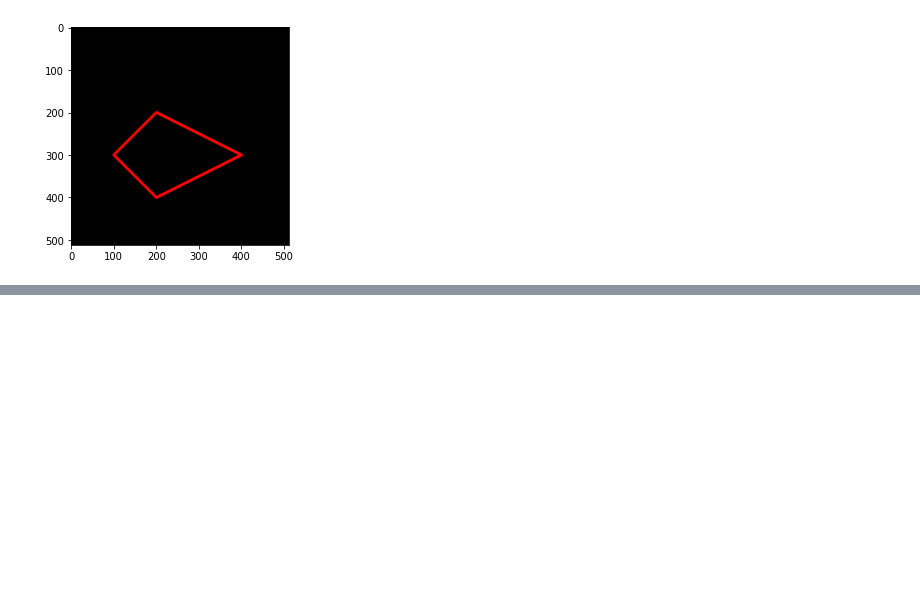
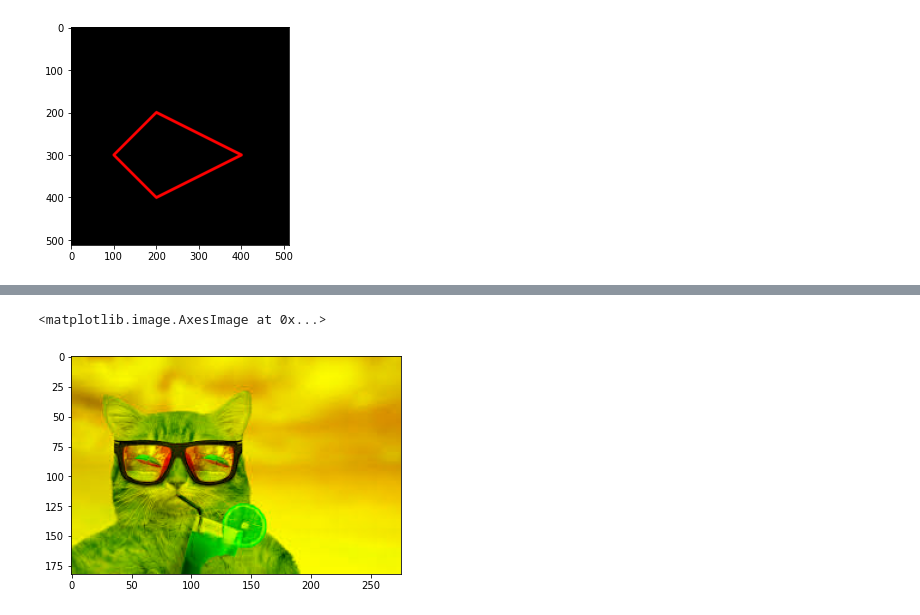
Before and after one commit to inayatimachsus/PCVK_Genap_2021, a Jupyter notebook: Week2.ipynb, the cells around one changed output, grey strips where cells are left out. Saved outputs shown, nothing was run; the diff lists cells and outputs as text; code cells hidden in the pictures; blank space fills up the shorter version.

```diff
--- a/Week2.ipynb
+++ b/Week2.ipynb
@@ -137,0 +177,7 @@ plt.imshow(black_img2)
+# %%
+img_rg = img
+img_rg[:,:,2] = 0
+plt.imshow(img_rg)
+# %% [output]
+<matplotlib.image.AxesImage at 0x...>
+[figure, added]
```
Also changed, not shown: parts of 8 cells of this notebook.
